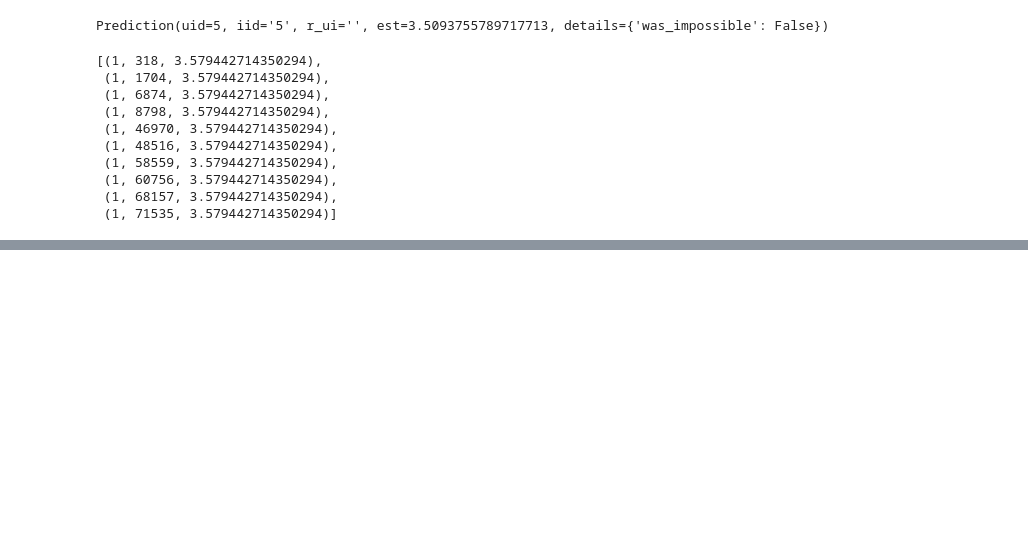
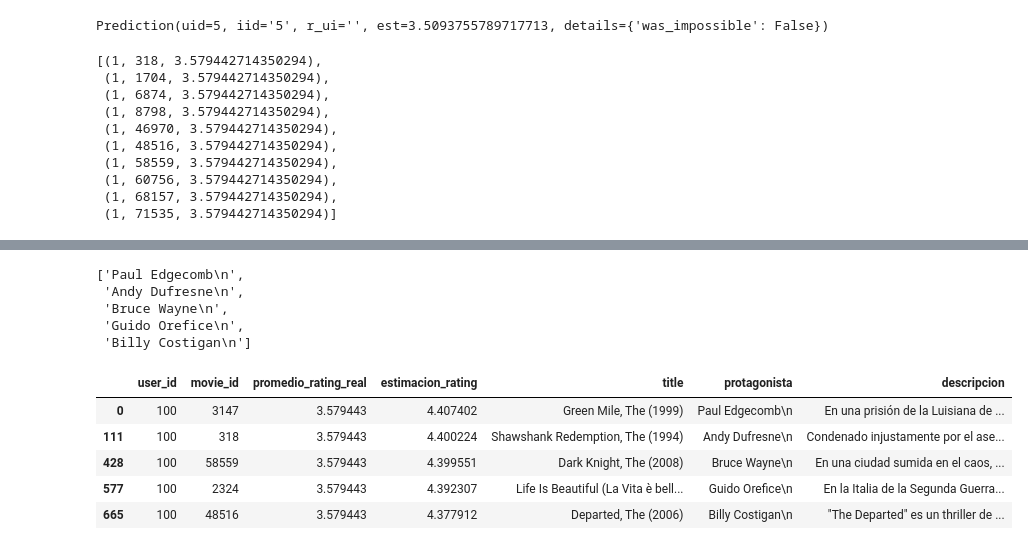
Before and after one commit to josedavidm12/sistemas_recomendacion, a Jupyter notebook: e_modelos2.ipynb, the cells around one changed output, grey strips where cells are left out. Cells and saved outputs as stored; diff of their text form; code cells hidden in the pictures; blank space fills up the shorter version.

```diff
--- a/e_modelos2.ipynb
+++ b/e_modelos2.ipynb
@@ -404,0 +358,3 @@ recomendaciones(user_id=100, n_recomend=600)
+# %%
+lista_peliculas = df_recomendaciones.title.to_list()
+lista_peliculas
@@ -404,0 +374,18 @@ recomendaciones(user_id=100, n_recomend=600)
+# %%
+# Crear una instancia del modelo generativo
+# En este caso, se utiliza el modelo 'gemini-2.0-flash' que es una versión ligera y rápida de Gemini
+lista_respuestas = []
+
+model_ai = genai.GenerativeModel('gemini-2.0-flash')
+
+# Definir una función para enviar un prompt y obtener la respuesta del modelo
+def preguntar_a_gemini(prompt):
+    # El método generate_content genera una respuesta para el prompt dado
+    respuesta = model_ai.generate_content(prompt)
+    # Se retorna solo el texto de la respuesta
+    return respuesta.text
+# %%
+for pelicula in lista_peliculas:
+    promt = "Dame una descripción de 50 palabras de la siguiente pelicula: " + pelicula
+    lista_respuestas.append(preguntar_a_gemini(promt))
+lista_respuestas
@@ -404,0 +398,24 @@ recomendaciones(user_id=100, n_recomend=600)
+# %%
+lista_protagonista = []
+
+for pelicula in lista_peliculas:
+    promt = "Dime solo el nombre del protagonista principal de la pelicula: " + pelicula
+    lista_protagonista.append(preguntar_a_gemini(promt))
+lista_protagonista
+# %% [output]
+['Paul Edgecomb\n',
+ 'Andy Dufresne\n',
+ 'Bruce Wayne\n',
+ 'Guido Orefice\n',
+ 'Billy Costigan\n']
+# %%
+df_recomendaciones['protagonista'] = lista_protagonista
+df_recomendaciones['descripcion'] = lista_respuestas
+df_recomendaciones
+# %% [output]
+|  | user_id | movie_id | promedio_rating_real | estimacion_rating | title | protagonista | descripcion |
+| 0 | 100 | 3147 | 3.579443 | 4.407402 | Green Mile, The (1999) | Paul Edgecomb\n | En una prisión de la Luisiana de ... |
+| 111 | 100 | 318 | 3.579443 | 4.400224 | Shawshank Redemption, The (1994) | Andy Dufresne\n | Condenado injustamente por el ase... |
+| 428 | 100 | 58559 | 3.579443 | 4.399551 | Dark Knight, The (2008) | Bruce Wayne\n | En una ciudad sumida en el caos, ... |
+| 577 | 100 | 2324 | 3.579443 | 4.392307 | Life Is Beautiful (La Vita è bell... | Guido Orefice\n | En la Italia de la Segunda Guerra... |
+| 665 | 100 | 48516 | 3.579443 | 4.377912 | Departed, The (2006) | Billy Costigan\n | "The Departed" es un thriller de ... |
```
Also changed, not shown: parts of 26 cells of this notebook, 8 other files.
